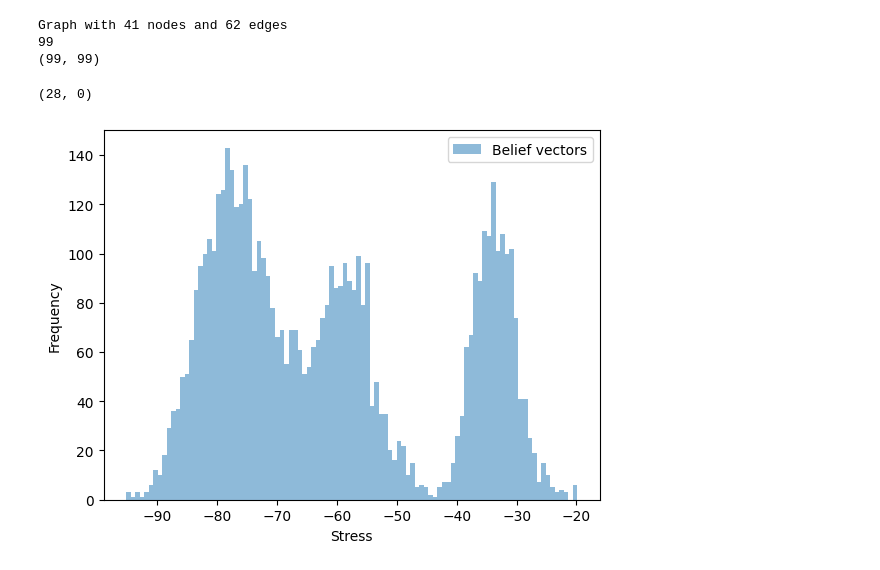
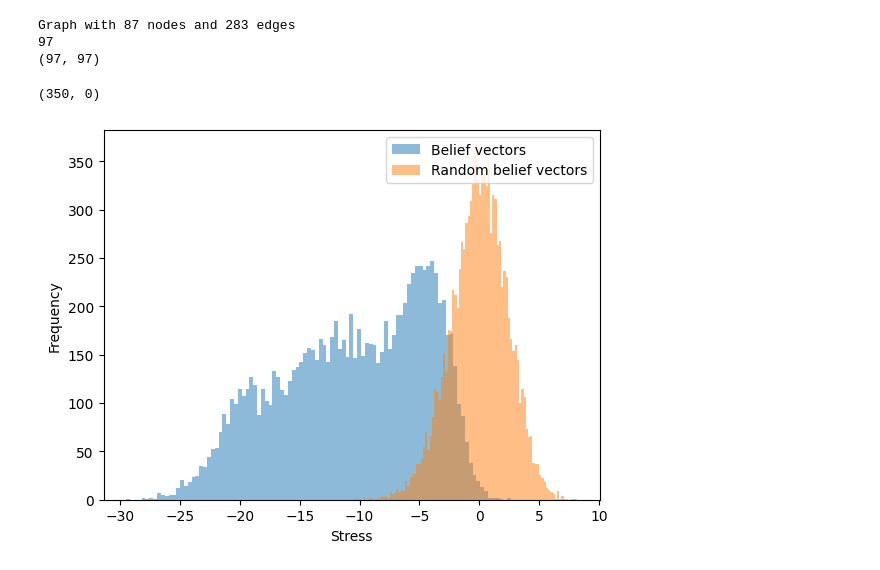
Before and after one commit to victorvikram/BeliefNetworkEvo, a Jupyter notebook: nbk/Generating stress histograms.ipynb, the cells around one changed output. Drawn from its saved outputs; the diff is of its cells as text; code cells hidden in the pictures.

```diff
--- a/nbk/Generating stress histograms.ipynb
+++ b/nbk/Generating stress histograms.ipynb
@@ -14,7 +14,7 @@ from interpret_belief_vector import interpret_belief_vector
 
 """ First we need data """
 
-raw_df, meta = prs.read_sas7bdat("data\gss7222_r3.sas7bdat")
+raw_df, meta = prs.read_sas7bdat("../dat/gss7222_r3.sas7bdat")
 
 """ Now we need to clean the data """
 
@@ -29,10 +29,10 @@ variables = ["PARTYID","POLVIEWS","NATSPAC","NATENVIR","NATHEAL","NATCITY","NATC
 "SPANKING","LETDIE1","SUICIDE1","SUICIDE2","POLHITOK","POLABUSE","POLMURDR","POLESCAP","POLATTAK","NEWS","TVHOURS","FECHLD","FEPRESCH","FEFAM","RACDIF1","RACDIF2","RACDIF3",
 "RACDIF4","HELPPOOR","MARHOMO", "PRESLAST_NONCONFORM", "PRESLAST_DEMREP", "VOTELAST"]
 
-start_year = 2000
-timeframe = list(range(start_year, start_year+4))
+start_year = 1990
+timeframe = list(range(start_year, start_year+8))
 
-BN, variables_list, correlation_matrix_partial = make_belief_network(df, variables, timeframe, method="spearman", is_partial=True, threshold=0, sample_threshold=0, regularisation=0.4)
+BN, variables_list, correlation_matrix_partial = make_belief_network(df, variables, timeframe, method="spearman", is_partial=True, threshold=0, sample_threshold=0, regularisation=0.2)
 # %%
 """ We now have a belief network, a list of variables that made the cut, and the adjacency matrix of partial correlations. """
 
@@ -40,9 +40,9 @@ print(BN)
 print(len(variables_list))
 print(correlation_matrix_partial.shape)
 # %% [output]
-Graph with 41 nodes and 62 edges
-99
-(99, 99)
+Graph with 87 nodes and 283 edges
+97
+(97, 97)
 # %%
 """ In order to calculate the stress of beleif vectors, we need to belief vectors """
 """ We first clear the dataset again to implement the median solution """
@@ -59,33 +59,35 @@ belief_vectors = df_b_vecs.to_numpy()
 
 """ Finally we want to set the NaNs to zero, and normalise the vectors such that they span -1 and 1 """
 belief_vectors[np.isnan(belief_vectors)] = 0
-belief_vectors = 2*(belief_vectors - np.min(belief_vectors, axis=0))/(np.max(belief_vectors, axis=0) - np.min(belief_vectors, axis=0)) - 1
+
+epsilon = 1e-10
+belief_vectors = 2*(belief_vectors - np.min(belief_vectors, axis=0)) / (np.max(belief_vectors, axis=0) - np.min(belief_vectors, axis=0) + epsilon) - 1
 # %%
 """ Okay, and now we calculate the stress of the belief vectors """
 
 correlation_matrix_noDiag = correlation_matrix_partial - np.eye(correlation_matrix_partial.shape[0])
 stress_vec = []
-stress_vec = [stress(belief_vectors[i,:], correlation_matrix_partial) for i in range(belief_vectors.shape[0])]
+stress_vec = [stress(belief_vectors[i,:], correlation_matrix_noDiag) for i in range(belief_vectors.shape[0])]
 
 """ We can also compare it to a random set of belief vectors """
 
 # Generate K random belief vectors
-# random_belief_vectors = np.random.choice([-1, 0, 1], size=(len(stress_vec), len(variables_list)))
+random_belief_vectors = np.random.choice([-1, 0, 1], size=(len(stress_vec), len(variables_list)))
 alt_belief_vectors = np.random.rand(len(stress_vec), len(variables_list))*2 - 1
-# alt_stress_vec = [stress(vector, correlation_matrix_partial) for vector in random_belief_vectors]
+alt_stress_vec = [stress(vector, correlation_matrix_noDiag) for vector in random_belief_vectors]
 
 """ We can also compare the stress vectors of republican and democrat belief vectors """
 
 from triads import count_triads
 print(count_triads(correlation_matrix_partial))
 
 import matplotlib.pyplot as plt
-plt.hist(stress_vec, bins=100, alpha=0.5, label='Belief vectors')
-# plt.hist(alt_stress_vec, bins=100, alpha=0.5, label='Random belief vectors')
+plt.hist(stress_vec, bins=100, alpha=0.5, label='Belief vectors', density=False)
+plt.hist(alt_stress_vec, bins=100, alpha=0.5, label='Random belief vectors')
 plt.legend(loc='upper right')
 plt.xlabel('Stress')
 plt.ylabel('Frequency')
 plt.show()
 # %% [output]
-(28, 0)
+(350, 0)
-[figure, old version]
+[figure, new version]
```
Also changed, not shown: parts of 4 cells of this notebook, 28 other files.
